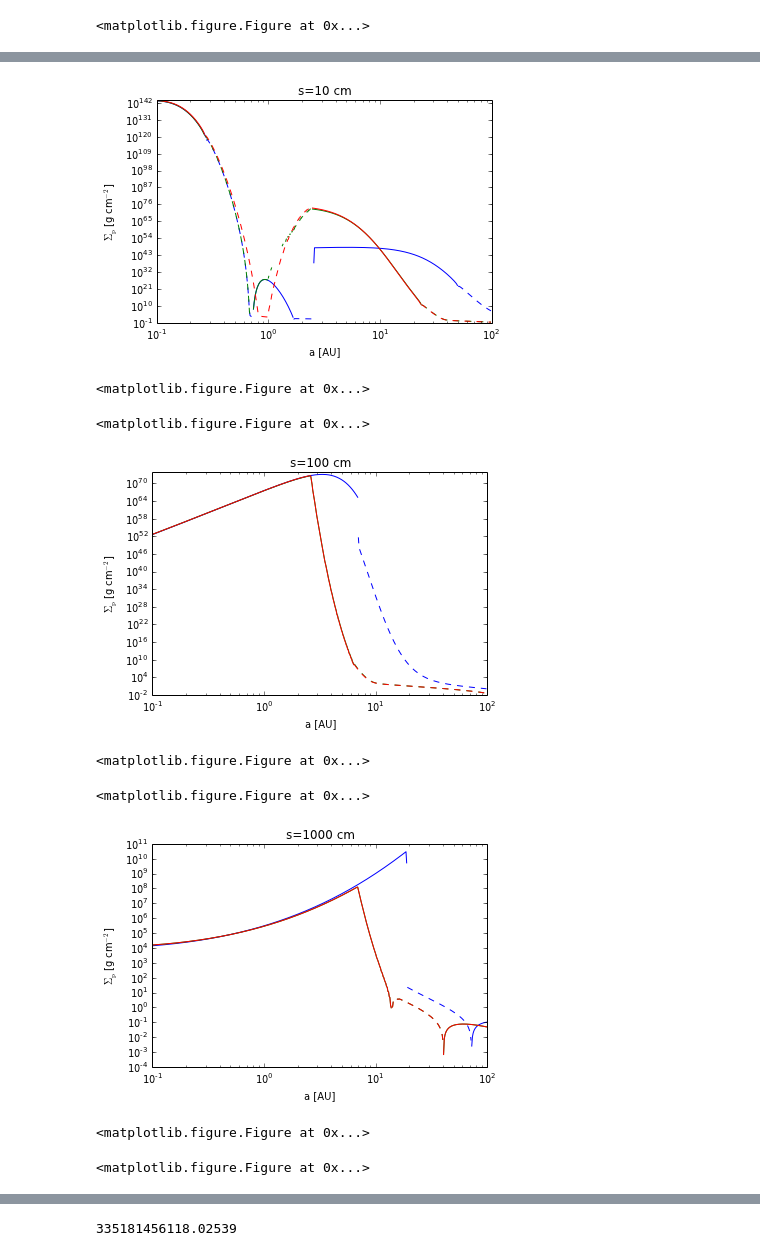
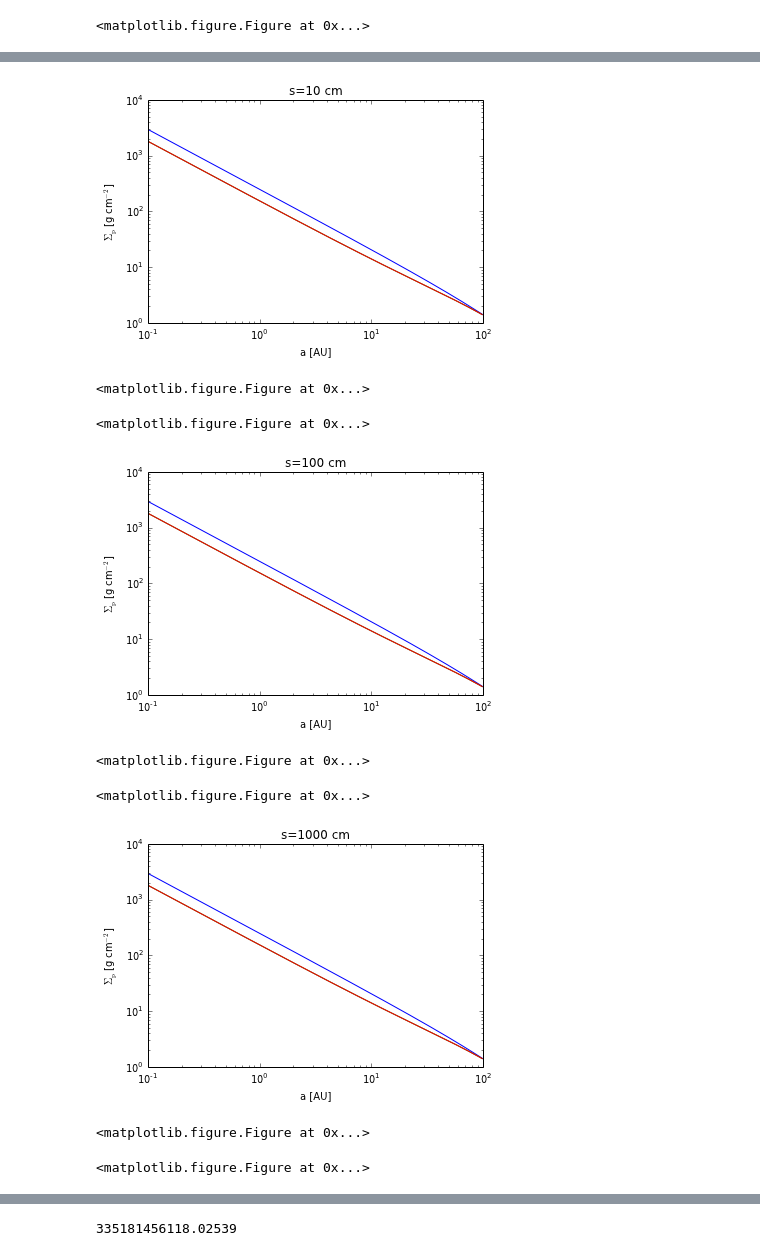
Before and after one commit to apiso/Thesis, a Jupyter notebook: python/drift_and_acc.ipynb, the cells around one changed output, grey strips where cells are left out. Cells and saved outputs as stored; diff of their text form; code cells hidden in the pictures.

```diff
--- a/python/drift_and_acc.ipynb
+++ b/python/drift_and_acc.ipynb
@@ -563,12 +598,13 @@ for i in range(n - 1):
 import time
 from IPython import display
 for i in range(n - 1):
-    plt.loglog(r[:-1], array3[:, i, 4])
-    plt.loglog(r[:-1], -array3[:, i, 4], '--b')
-    plt.loglog(r[:-1], array3t[:, i, 4])
-    plt.loglog(r[:-1], -array3t[:, i, 4], '--g')
-    plt.loglog(r[:-1], array3tc[:, i, 4])
-    plt.loglog(r[:-1], -array3tc[:, i, 4], '--r')
+    #plt.loglog(r[:-1], array3[:, i, 4])
+    #plt.loglog(r[:-1], -array3[:, i, 4], '--b')
+    plt.loglog(r, sigarray[:, i])
+    plt.loglog(r[:-1], array3t[:, i, 6])
+    plt.loglog(r[:-1], -array3t[:, i, 6], '--g')
+    plt.loglog(r[:-1], array3tc[:, i, 6])
+    plt.loglog(r[:-1], -array3tc[:, i, 6], '--r')
     plt.title('s=0.1 cm')
     plt.xlabel('a [AU]')
     plt.ylabel(r'$\Sigma_{\rm p}$ [g cm$^{-2}$]')
@@ -584,12 +620,13 @@ for i in range(n - 1):
 import time
 from IPython import display
 for i in range(n - 1):
-    plt.loglog(r[:-1], array4[:, i, 4])
-    plt.loglog(r[:-1], -array4[:, i, 4], '--b')
-    plt.loglog(r[:-1], array4t[:, i, 4])
-    plt.loglog(r[:-1], -array4t[:, i, 4], '--g')
-    plt.loglog(r[:-1], array4tc[:, i, 4])
-    plt.loglog(r[:-1], -array4tc[:, i, 4], '--r')
+    #plt.loglog(r[:-1], array4[:, i, 4])
+    #plt.loglog(r[:-1], -array4[:, i, 4], '--b')
+    plt.loglog(r, sigarray[:, i])
+    plt.loglog(r[:-1], array4t[:, i, 6])
+    plt.loglog(r[:-1], -array4t[:, i, 6], '--g')
+    plt.loglog(r[:-1], array4tc[:, i, 6])
+    plt.loglog(r[:-1], -array4tc[:, i, 6], '--r')
     plt.title('s=1 cm')
     plt.xlabel('a [AU]')
     plt.ylabel(r'$\Sigma_{\rm p}$ [g cm$^{-2}$]')
@@ -604,34 +641,36 @@ for i in range(n - 1):
 # %%
 import time
 from IPython import display
 for i in range(n - 1):
-    plt.loglog(r[:-1], array5[:, i, 4])
-    plt.loglog(r[:-1], -array5[:, i, 4], '--b')
-    plt.loglog(r[:-1], array5t[:, i, 4])
-    plt.loglog(r[:-1], -array5t[:, i, 4], '--g')
-    plt.loglog(r[:-1], array5tc[:, i, 4])
-    plt.loglog(r[:-1], -array5tc[:, i, 4], '--r')
+    #plt.loglog(r[:-1], array5[:, i, 4])
+    #plt.loglog(r[:-1], -array5[:, i, 4], '--b')
+    plt.loglog(r, sigarray[:, i])
+    plt.loglog(r[:-1], array5t[:, i, 6])
+    plt.loglog(r[:-1], -array5t[:, i, 6], '--g')
+    plt.loglog(r[:-1], array5tc[:, i, 6])
+    plt.loglog(r[:-1], -array5tc[:, i, 6], '--r')
     plt.title('s=10 cm')
     plt.xlabel('a [AU]')
     plt.ylabel(r'$\Sigma_{\rm p}$ [g cm$^{-2}$]')
     display.clear_output(wait=True)
     plt.show()
     display.display(plt.gcf())
     time.sleep(0.00001)
 # %% [output]
-[figure, old version]
+[figure, new version]
 <matplotlib.figure.Figure at 0x...>
 <matplotlib.figure.Figure at 0x...>
 # %%
 import time
 from IPython import display
 for i in range(n - 1):
-    plt.loglog(r[:-1], array6[:, i, 4])
-    plt.loglog(r[:-1], -array6[:, i, 4], '--b')
-    plt.loglog(r[:-1], array6t[:, i, 4])
-    plt.loglog(r[:-1], -array6t[:, i, 4], '--g')
-    plt.loglog(r[:-1], array6tc[:, i, 4])
-    plt.loglog(r[:-1], -array6tc[:, i, 4], '--r')
+    #plt.loglog(r[:-1], array6[:, i, 4])
+    #plt.loglog(r[:-1], -array6[:, i, 4], '--b')
+    plt.loglog(r, sigarray[:, i])
+    plt.loglog(r[:-1], array6t[:, i, 6])
+    plt.loglog(r[:-1], -array6t[:, i, 6], '--g')
+    plt.loglog(r[:-1], array6tc[:, i, 6])
+    plt.loglog(r[:-1], -array6tc[:, i, 6], '--r')
     plt.title('s=100 cm')
     plt.xlabel('a [AU]')
     plt.ylabel(r'$\Sigma_{\rm p}$ [g cm$^{-2}$]')
@@ -640,19 +679,20 @@ for i in range(n - 1):
     display.display(plt.gcf())
     time.sleep(0.00001)
 # %% [output]
-[figure, old version]
+[figure, new version]
 <matplotlib.figure.Figure at 0x...>
 <matplotlib.figure.Figure at 0x...>
 # %%
 import time
 from IPython import display
 for i in range(n - 1):
-    plt.loglog(r[:-1], array7[:, i, 4])
-    plt.loglog(r[:-1], -array7[:, i, 4], '--b')
-    plt.loglog(r[:-1], array7t[:, i, 4])
-    plt.loglog(r[:-1], -array7t[:, i, 4], '--g')
-    plt.loglog(r[:-1], array7tc[:, i, 4])
-    plt.loglog(r[:-1], -array7tc[:, i, 4], '--r')
+    #plt.loglog(r[:-1], array7[:, i, 4])
+    #plt.loglog(r[:-1], -array7[:, i, 4], '--b')
+    plt.loglog(r, sigarray[:, i])
+    plt.loglog(r[:-1], array7t[:, i, 6])
+    plt.loglog(r[:-1], -array7t[:, i, 6], '--g')
+    plt.loglog(r[:-1], array7tc[:, i, 6])
+    plt.loglog(r[:-1], -array7tc[:, i, 6], '--r')
     plt.title('s=1000 cm')
     plt.xlabel('a [AU]')
     plt.ylabel(r'$\Sigma_{\rm p}$ [g cm$^{-2}$]')
@@ -661,7 +701,7 @@ for i in range(n - 1):
     display.display(plt.gcf())
     time.sleep(0.00001)
 # %% [output]
-[figure, old version]
+[figure, new version]
 <matplotlib.figure.Figure at 0x...>
 <matplotlib.figure.Figure at 0x...>
 # %%
```
Also changed, not shown: parts of 14 cells of this notebook, 2 other files.
